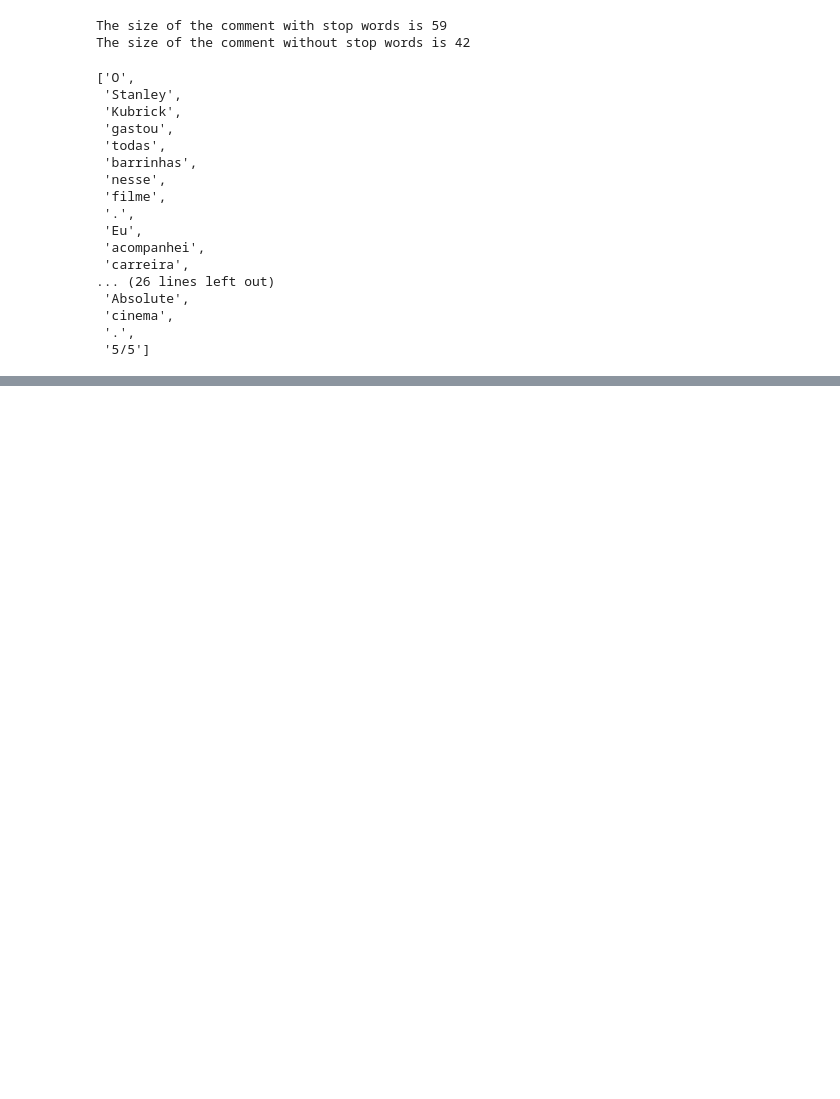
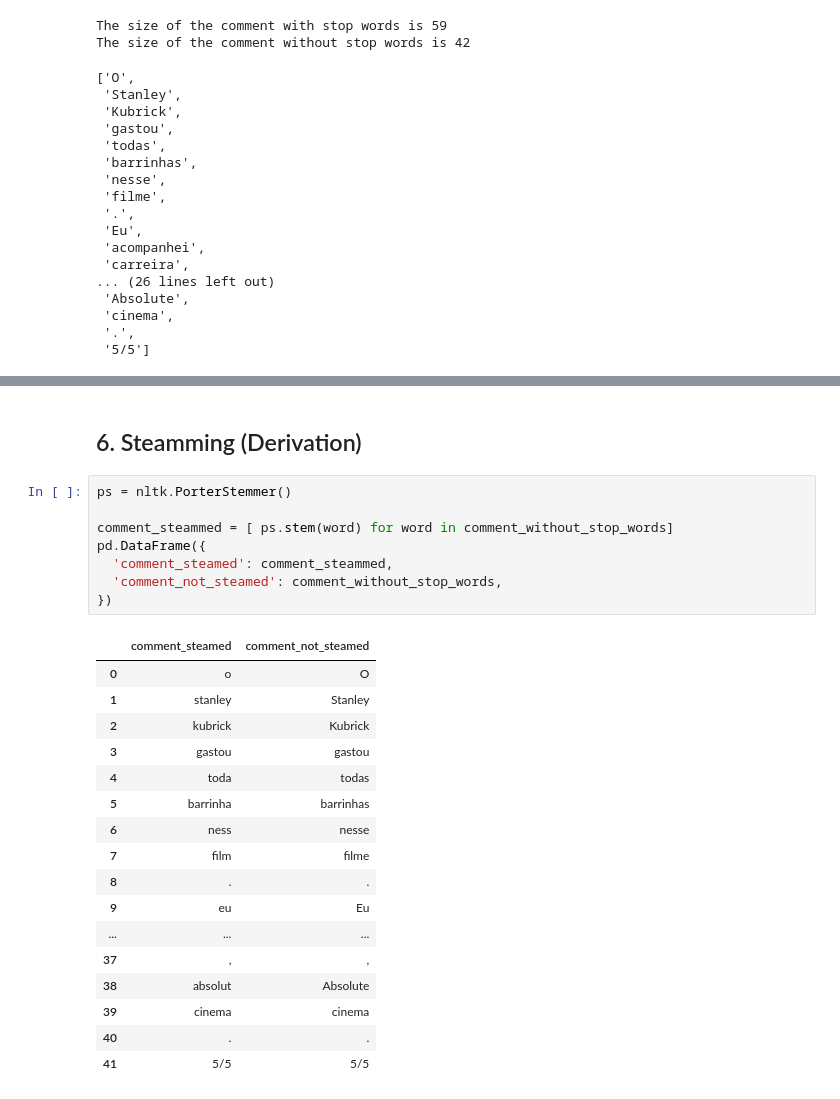
Before and after one commit to joaocarvoli/nlp-symbolic-solution, a Jupyter notebook: symbolic/src/symbolic/notebooks/exploring.ipynb, the cells around one changed output, grey strips where cells are left out. Drawn from its saved outputs; the diff is of its cells as text; blank space fills up the shorter version.

```diff
--- a/symbolic/src/symbolic/notebooks/exploring.ipynb
+++ b/symbolic/src/symbolic/notebooks/exploring.ipynb
@@ -172,0 +224,28 @@ The size of the comment without stop words is 42
+# %% [markdown]
+## 6. Steamming (Derivation)
+# %%
+ps = nltk.PorterStemmer()
+
+comment_steammed = [ ps.stem(word) for word in comment_without_stop_words]
+pd.DataFrame({
+  'comment_steamed': comment_steammed,
+  'comment_not_steamed': comment_without_stop_words,
+})
+# %% [output]
+|  | comment_steamed | comment_not_steamed |
+| 0 | o | O |
+| 1 | stanley | Stanley |
+| 2 | kubrick | Kubrick |
+| 3 | gastou | gastou |
+| 4 | toda | todas |
+| 5 | barrinha | barrinhas |
+| 6 | ness | nesse |
+| 7 | film | filme |
+| 8 | . | . |
+| 9 | eu | Eu |
+| ... | ... | ... |
+| 37 | , | , |
+| 38 | absolut | Absolute |
+| 39 | cinema | cinema |
+| 40 | . | . |
+| 41 | 5/5 | 5/5 |
```
Also changed, not shown: parts of 5 cells of this notebook.
